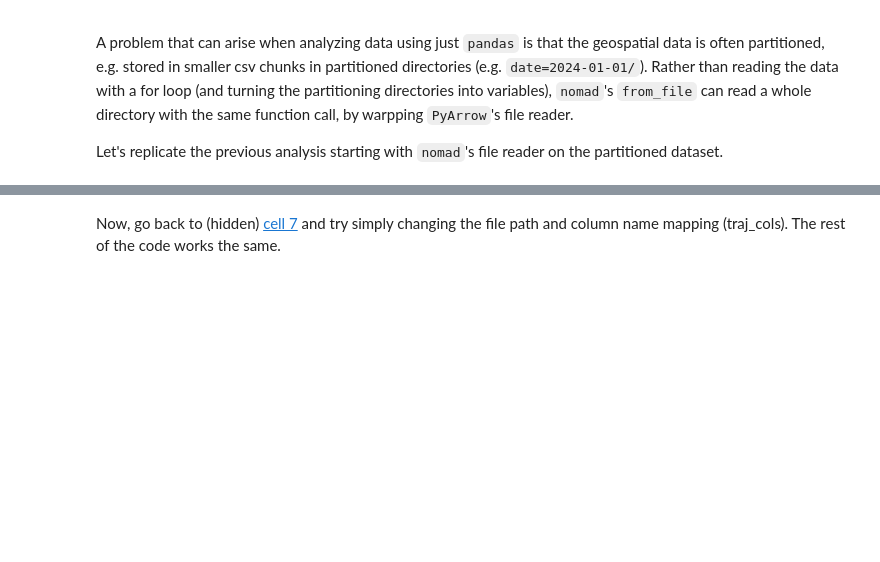
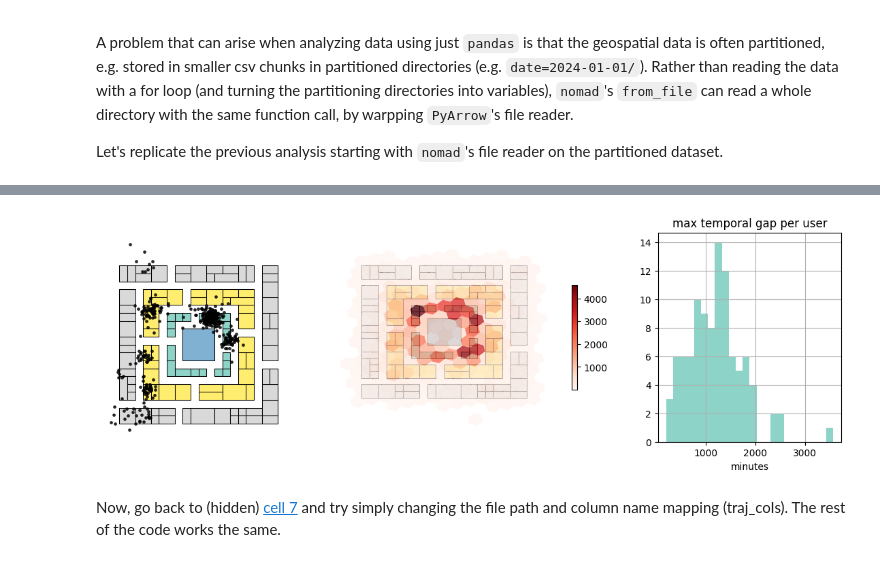
Before and after one commit to Watts-Lab/nomad, a Jupyter notebook: tutorials/IC2S2-2025/[1]ingesting-data.ipynb, the cells around one changed output, grey strips where cells are left out. Cells and saved outputs as stored; diff of their text form; code cells hidden in the pictures; blank space fills up the shorter version.

```diff
--- a/tutorials/IC2S2-2025/[1]ingesting-data.ipynb
+++ b/tutorials/IC2S2-2025/[1]ingesting-data.ipynb
@@ -147,12 +170,10 @@ traj_cols = {"user_id": "user_id",
              "longitude": "longitude",
              "datetime": "datetime",
              "date": "date"} # the dataset has default column names
-file_path = "gc-data/" # partitioned
+file_path = "gc_data/" # partitioned
 
 # Try traj_cols=None. It should work because of default names
 # Try mixed_timezone_behavior="utc" or "object", or parse_dates = False and inspect df
-df = loader.from_file(file_path, format="parquet", traj_cols=traj_cols, parse_dates=True)
-# FIX THIS AND DELETE ME!
-df.loc[:, ['longitude', 'latitude']] = -1 * df.loc[:, ['latitude', 'longitude']].values + 0.003 #FIX THIS!!!
+df = loader.from_file(file_path, format="csv", traj_cols=traj_cols, parse_dates=True)
 # check data types
 print(df.dtypes)
@@ -170,28 +201,30 @@ df["cell"] = df.apply(
 
 pings_per_cell = df.groupby('cell').agg(pings=(traj_cols['timestamp'], 'count')).reset_index()
 h3_gdf = gpd.GeoDataFrame(pings_per_cell, geometry=pings_per_cell['cell'].apply(h3_cell_to_polygon))
+h3_gdf = h3_gdf.loc[h3_gdf.pings>5]
 
 # Maximum gap for each user
 max_gap = df.groupby(traj_cols['user_id'])[traj_cols['timestamp']].apply(get_max_gap_minutes)
 # %%
 ## Plotting
-fig, (ax1, ax2, ax3) = plt.subplots(figsize=(12,3), ncols=3)
+fig, (ax1, ax2, ax3) = plt.subplots(figsize=(14,4), ncols=3, width_ratios=[4.5, 7, 4.5])
 
 # trajectory of a single user
 city.plot(ax=ax1, column='type', edgecolor='black', linewidth=0.75, cmap='Set3')
 ax1.scatter(user_df[traj_cols["longitude"]], user_df[traj_cols["latitude"]], s=6, alpha=0.75, color='black')
 ax1.set_axis_off()
 # heatmap
 city.plot(ax=ax2, column='type', edgecolor='black', linewidth=0.75, cmap='Set3')
-h3_gdf.plot(column=h3_gdf.pings, cmap='Reds', alpha=0.75, ax=ax2, legend=True)
+h3_gdf.plot(column=h3_gdf.pings, cmap='Reds', alpha=0.75, ax=ax2, legend=True, legend_kwds={'shrink': 0.5})
 ax2.set_axis_off()
 # gaps
 max_gap.hist(ax=ax3, bins=24, color='#8dd3c7')
 ax3.set_xlabel('minutes')
 ax3.set_title('max temporal gap per user')
 
-plt.tight_layout()
 plt.show()
+# %% [output]
+[figure, added]
 # %% [markdown]
 Now, go back to (hidden) [cell 7](#hidden-cell) and try simply changing the file path and column name mapping (traj_cols). The rest of the code works the same.
 # %% [markdown]
```
Also changed, not shown: parts of 10 cells of this notebook, 23 other files.
